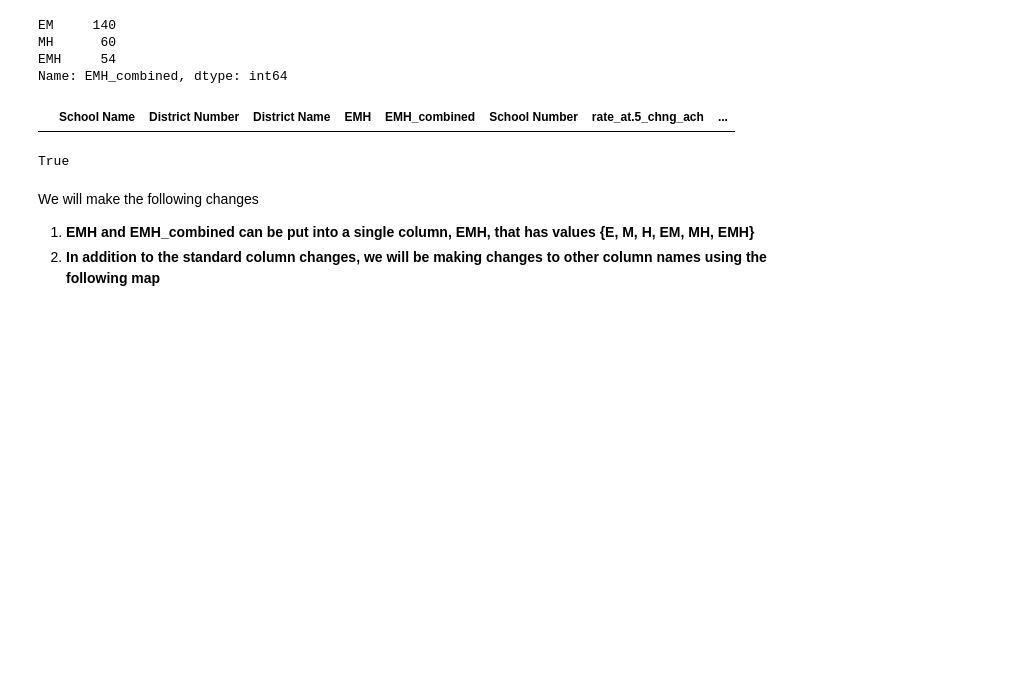
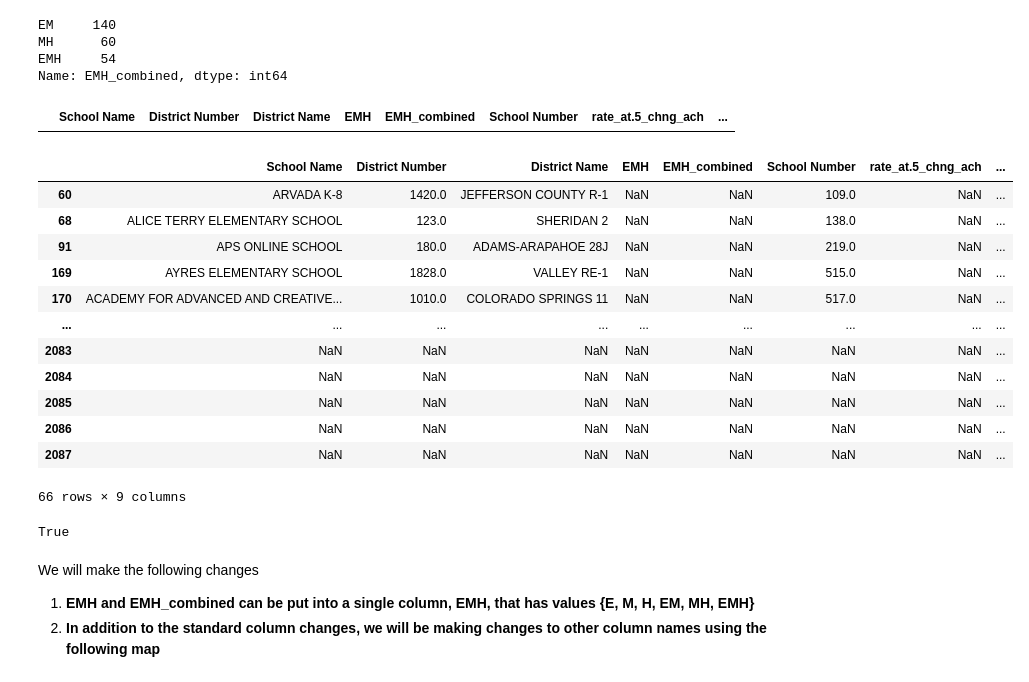
Before and after one commit to clewis53/CaeleyLewis-Capstone2-StoryOfColoradoEducation, a Jupyter notebook: notebooks/0.1-data-wrangling.ipynb, the cells around one changed output. Saved outputs shown, nothing was run; the diff lists cells and outputs as text; code cells hidden in the pictures; blank space fills up the shorter version.

```diff
--- a/notebooks/0.1-data-wrangling.ipynb
+++ b/notebooks/0.1-data-wrangling.ipynb
@@ -381,5 +400,21 @@ kaggle_change[(kaggle_change['EMH'].isna()) & ~(kaggle_change['EMH_combined'].is
 # %% [output]
 |  | School Name | District Number | District Name | EMH | EMH_combined | School Number | rate_at.5_chng_ach | ... |
+# %%
+kaggle_change[(kaggle_change['EMH'].isna()) & kaggle_change['EMH_combined'].isna()]
+# %% [output]
+|  | School Name | District Number | District Name | EMH | EMH_combined | School Number | rate_at.5_chng_ach | ... |
+| 60 | ARVADA K-8 | 1420.0 | JEFFERSON COUNTY R-1 | NaN | NaN | 109.0 | NaN | ... |
+| 68 | ALICE TERRY ELEMENTARY SCHOOL | 123.0 | SHERIDAN 2 | NaN | NaN | 138.0 | NaN | ... |
+| 91 | APS ONLINE SCHOOL | 180.0 | ADAMS-ARAPAHOE 28J | NaN | NaN | 219.0 | NaN | ... |
+| 169 | AYRES ELEMENTARY SCHOOL | 1828.0 | VALLEY RE-1 | NaN | NaN | 515.0 | NaN | ... |
+| 170 | ACADEMY FOR ADVANCED AND CREATIVE... | 1010.0 | COLORADO SPRINGS 11 | NaN | NaN | 517.0 | NaN | ... |
+| ... | ... | ... | ... | ... | ... | ... | ... | ... |
+| 2083 | NaN | NaN | NaN | NaN | NaN | NaN | NaN | ... |
+| 2084 | NaN | NaN | NaN | NaN | NaN | NaN | NaN | ... |
+| 2085 | NaN | NaN | NaN | NaN | NaN | NaN | NaN | ... |
+| 2086 | NaN | NaN | NaN | NaN | NaN | NaN | NaN | ... |
+| 2087 | NaN | NaN | NaN | NaN | NaN | NaN | NaN | ... |
+66 rows × 9 columns
 # %%
 # Create dataframes for where we know EMH and EMH_combined exists
 both_values = kaggle_change[~(kaggle_change['EMH'].isna()) & ~(kaggle_change['EMH_combined'].isna())]
```
Also changed, not shown: parts of 2 cells of this notebook, 8 other files.
